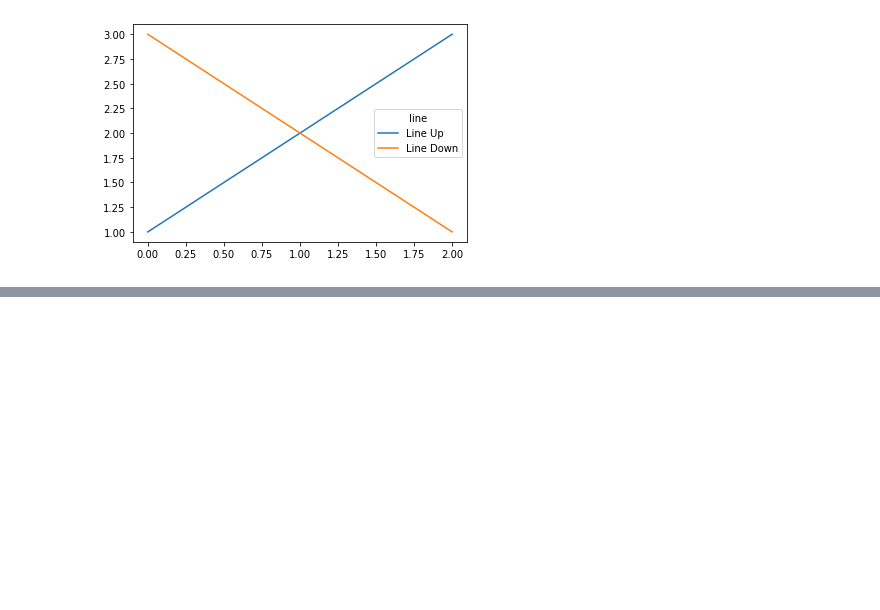
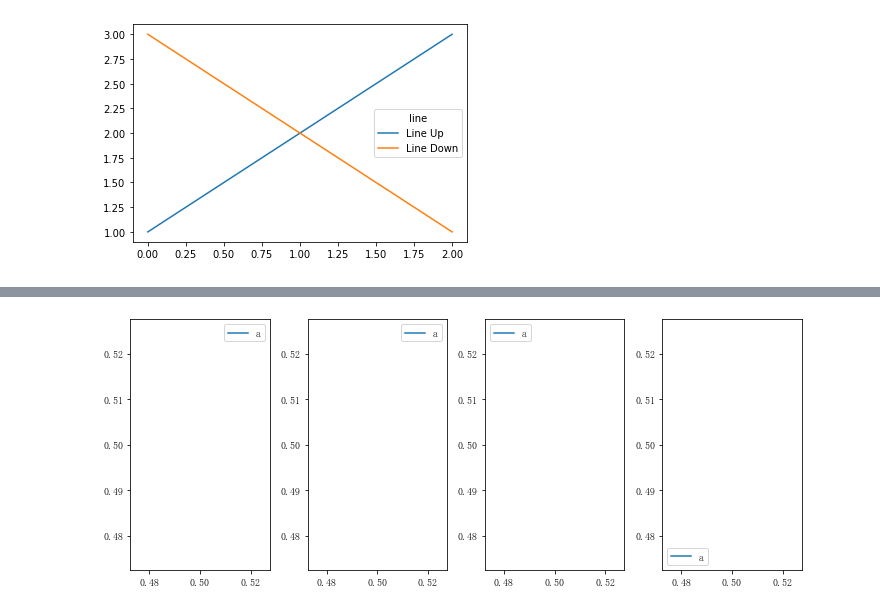
Before and after one commit to datawhalechina/fantastic-matplotlib, a Jupyter notebook: 第四回：文字图例尽眉目.ipynb, the cells around one changed output, grey strips where cells are left out. Cells and saved outputs as stored; diff of their text form; code cells hidden in the pictures; blank space fills up the shorter version.

```diff
--- a/第四回：文字图例尽眉目.ipynb
+++ b/第四回：文字图例尽眉目.ipynb
@@ -458,0 +368,8 @@ plt.gca().add_artist(l1)
+# %%
+fig,axes = plt.subplots(1,4,figsize=(10,4))
+for i in range(4):
+    axes[i].plot([0.5],[0.5])
+    axes[i].legend(labels='a',loc=i)  # 观察loc参数传入不同值时图例的位置
+fig.tight_layout()
+# %% [output]
+[figure, added]
```
Also changed, not shown: parts of 22 cells of this notebook.
